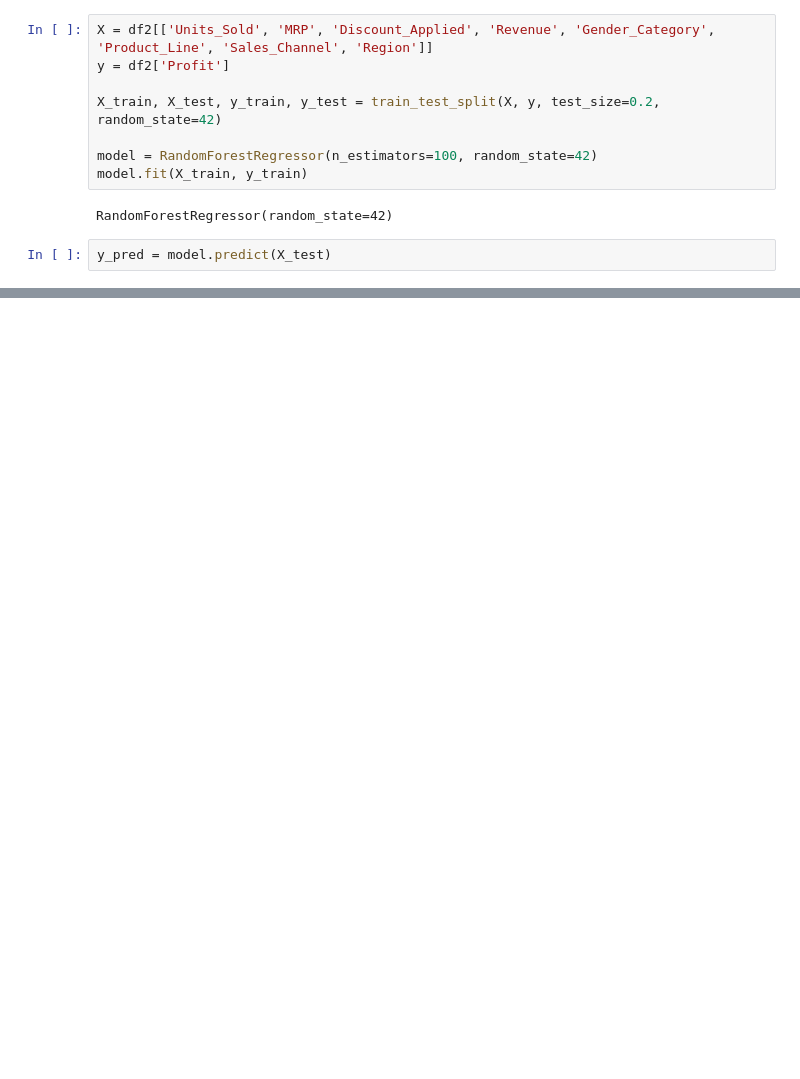
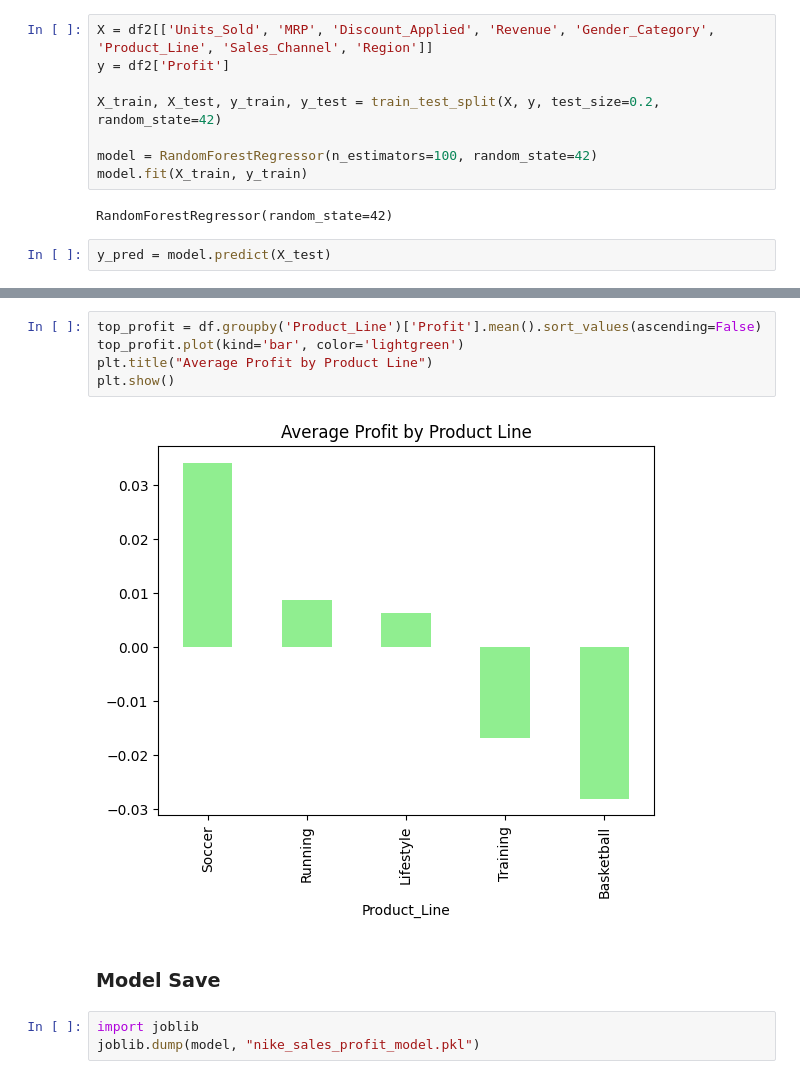
Before and after one commit to sanodyaJinadasa/Nike-Sales-Analysis, a Jupyter notebook: Analysis.ipynb, the cells around one changed output, grey strips where cells are left out. Cells and saved outputs as stored; diff of their text form; blank space fills up the shorter version.

```diff
--- a/Analysis.ipynb
+++ b/Analysis.ipynb
@@ -314,0 +351,12 @@ y_pred = model.predict(X_test)
+# %%
+top_profit = df.groupby('Product_Line')['Profit'].mean().sort_values(ascending=False)
+top_profit.plot(kind='bar', color='lightgreen')
+plt.title("Average Profit by Product Line")
+plt.show()
+# %% [output]
+[figure, added]
+# %% [markdown]
+### Model Save
+# %%
+import joblib
+joblib.dump(model, "nike_sales_profit_model.pkl")
```
Also changed, not shown: parts of 6 cells of this notebook.
